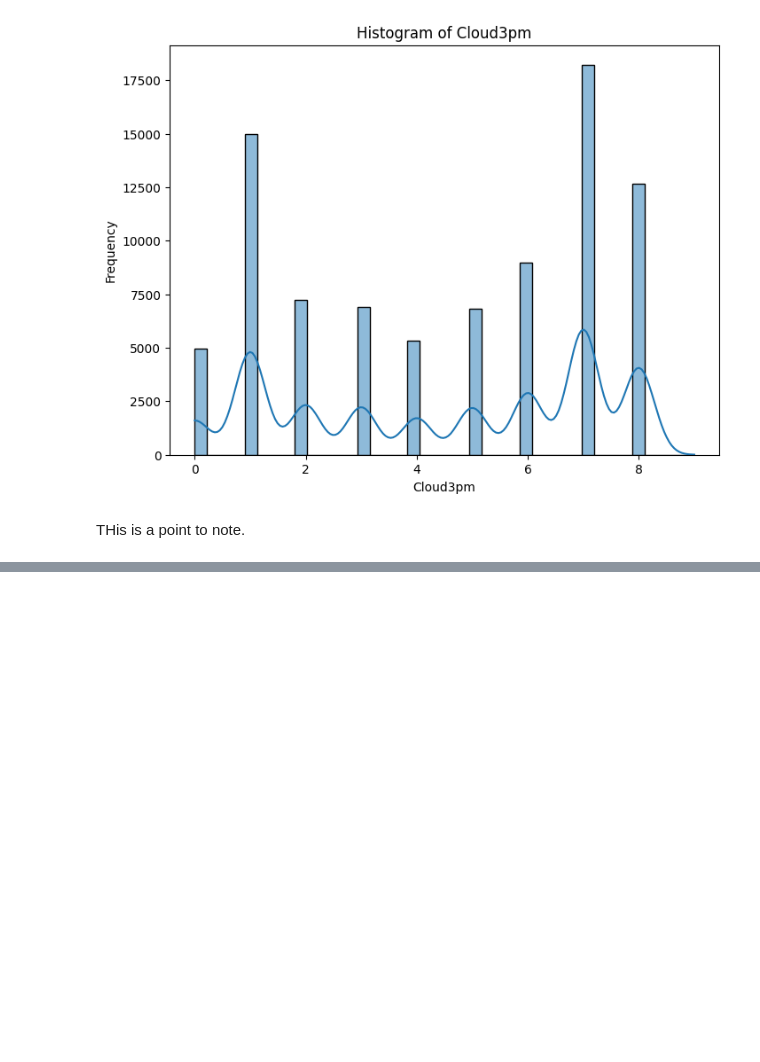
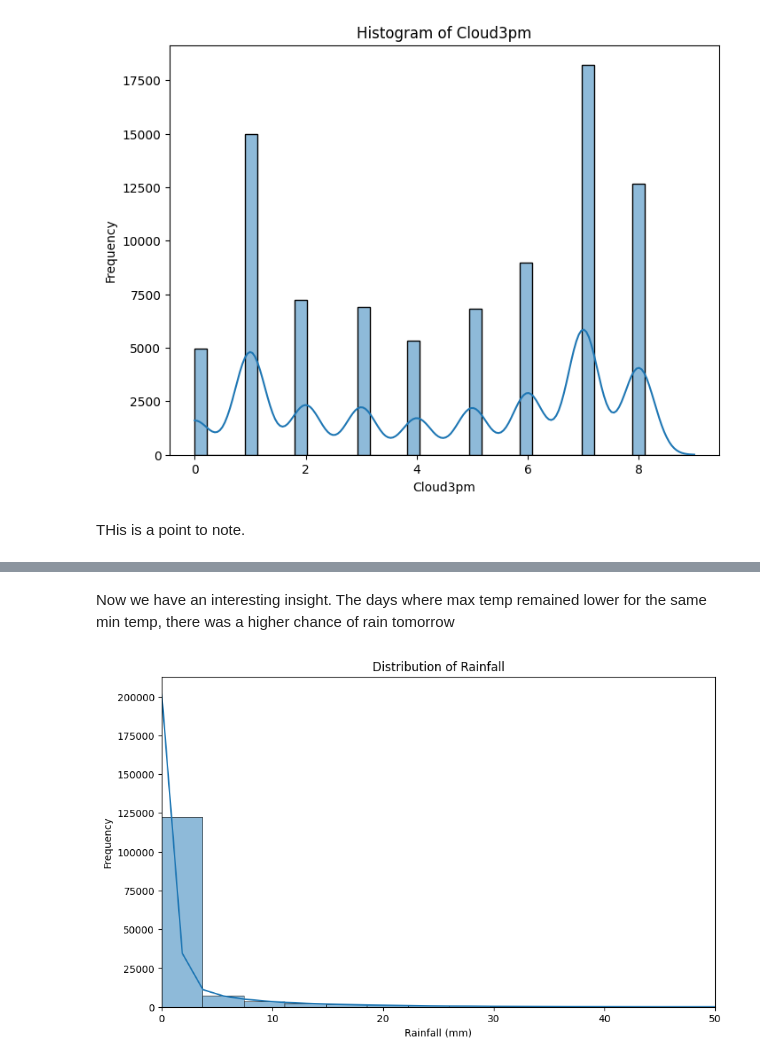
Before and after one commit to gorky93/classification_rainfallprediction, a Jupyter notebook: rainfall_prediction_using_logistic_regression.ipynb, the cells around one changed output, grey strips where cells are left out. Saved outputs shown, nothing was run; the diff lists cells and outputs as text; code cells hidden in the pictures; blank space fills up the shorter version.

```diff
--- a/rainfall_prediction_using_logistic_regression.ipynb
+++ b/rainfall_prediction_using_logistic_regression.ipynb
@@ -145,0 +170,12 @@ THis is a point to note.
+# %% [markdown]
+Now we have an interesting insight. The days where max temp remained lower for the same min temp, there was a higher chance of rain tomorrow
+# %%
+plt.figure(figsize=(10, 6))
+sns.histplot(df['Rainfall'], bins=100, kde=True)
+plt.title('Distribution of Rainfall')
+plt.xlabel('Rainfall (mm)')
+plt.ylabel('Frequency')
+plt.xlim(0, 50)  # Optional: Zoom in to focus on common values
+plt.show()
+# %% [output]
+[figure, added]
```
Also changed, not shown: parts of 25 cells of this notebook.
